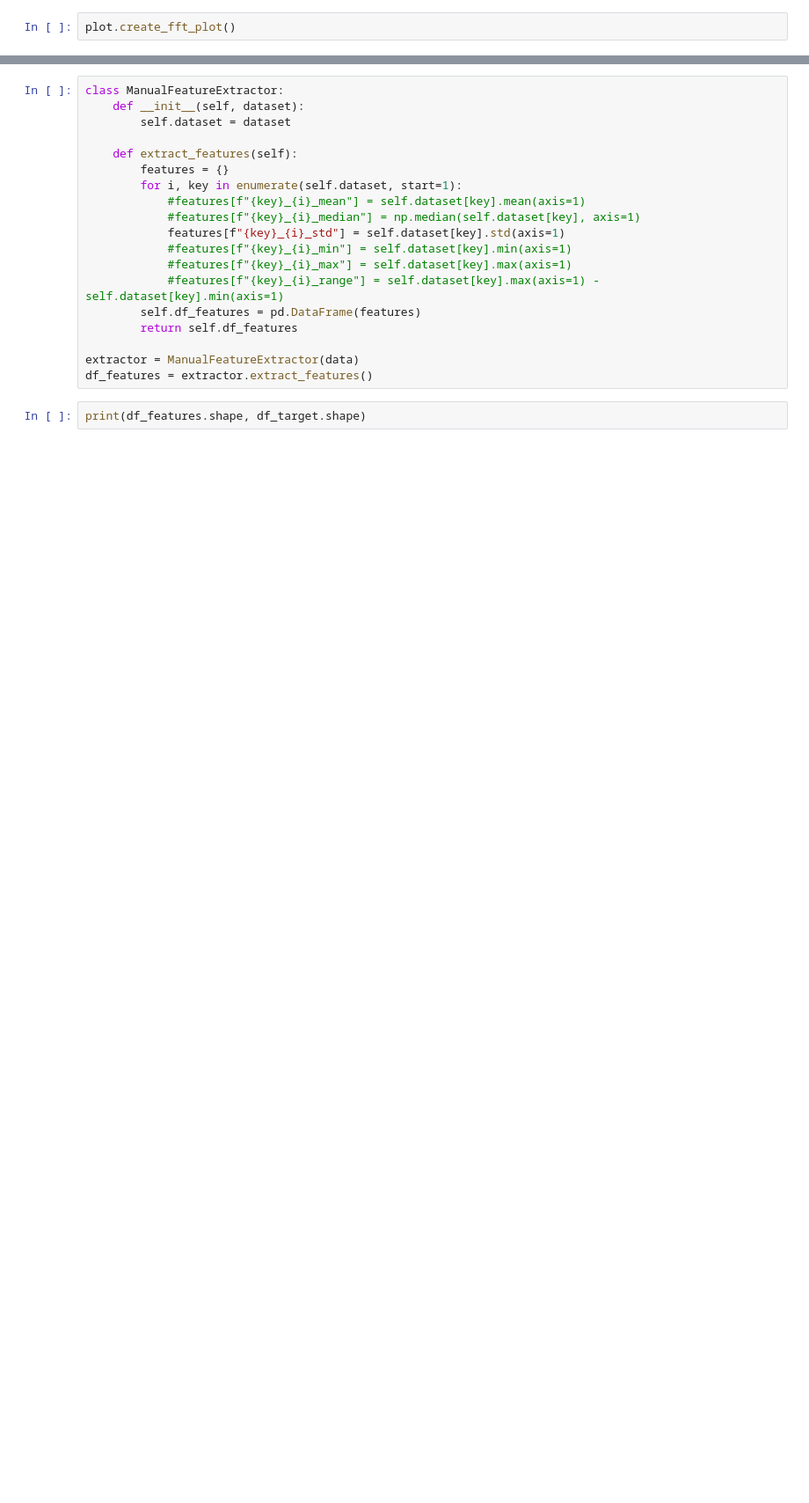
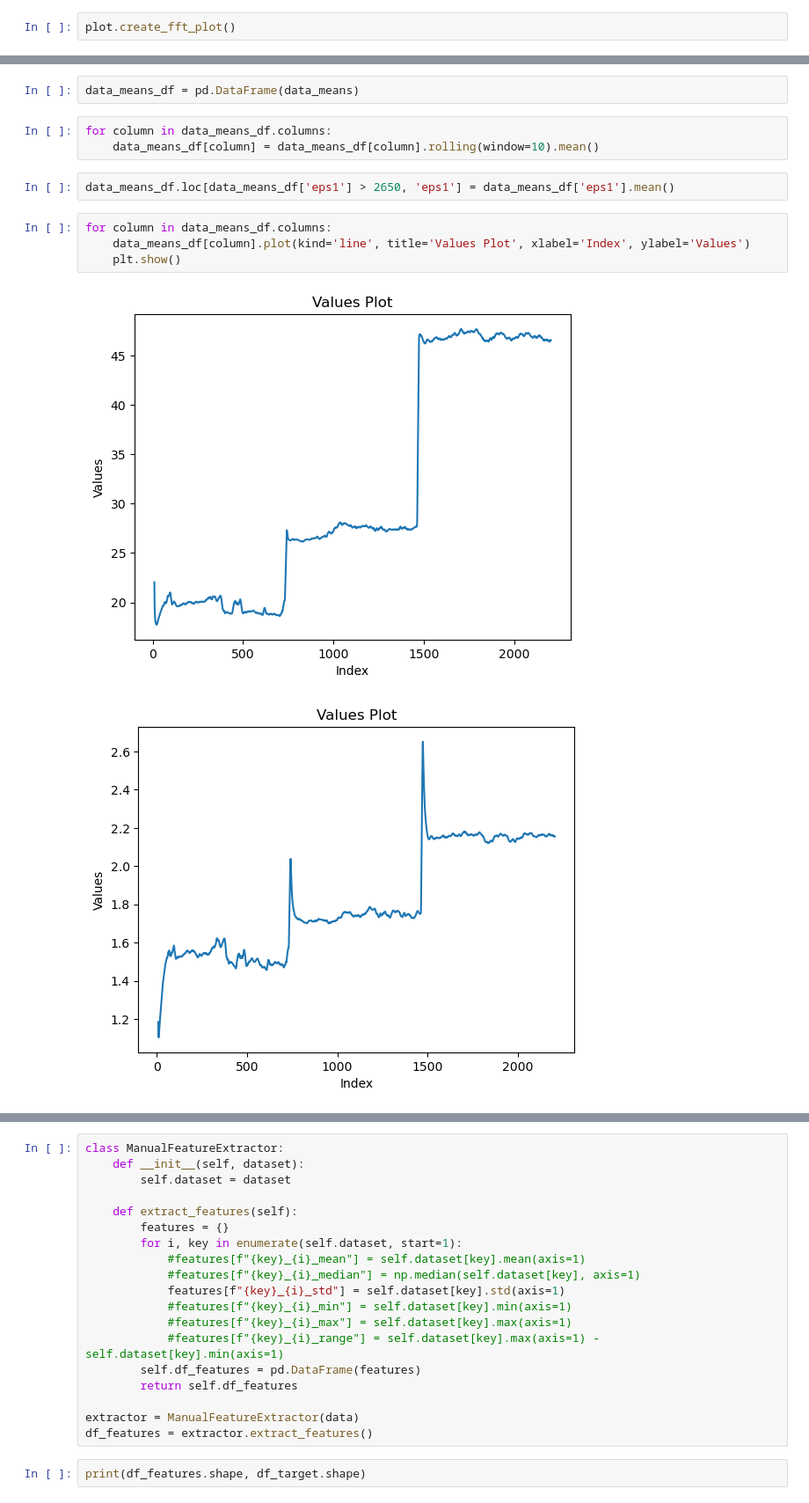
Before and after one commit to danielsaiger1/uni_projects, a Jupyter notebook: python_advanced/final_project/final_project.ipynb, the cells around one changed output, grey strips where cells are left out. Shown at 88% size. Cells and saved outputs as stored; diff of their text form; blank space fills up the shorter version.

```diff
--- a/python_advanced/final_project/final_project.ipynb
+++ b/python_advanced/final_project/final_project.ipynb
@@ -187,0 +204,14 @@ plot.create_fft_plot()
+# %%
+data_means_df = pd.DataFrame(data_means)
+# %%
+for column in data_means_df.columns:
+    data_means_df[column] = data_means_df[column].rolling(window=10).mean()
+# %%
+data_means_df.loc[data_means_df['eps1'] > 2650, 'eps1'] = data_means_df['eps1'].mean()
+# %%
+for column in data_means_df.columns:
+    data_means_df[column].plot(kind='line', title='Values Plot', xlabel='Index', ylabel='Values')
+    plt.show()
+# %% [output]
+[figure, added]
+[figure, added]
```
Also changed, not shown: parts of 3 cells of this notebook.
